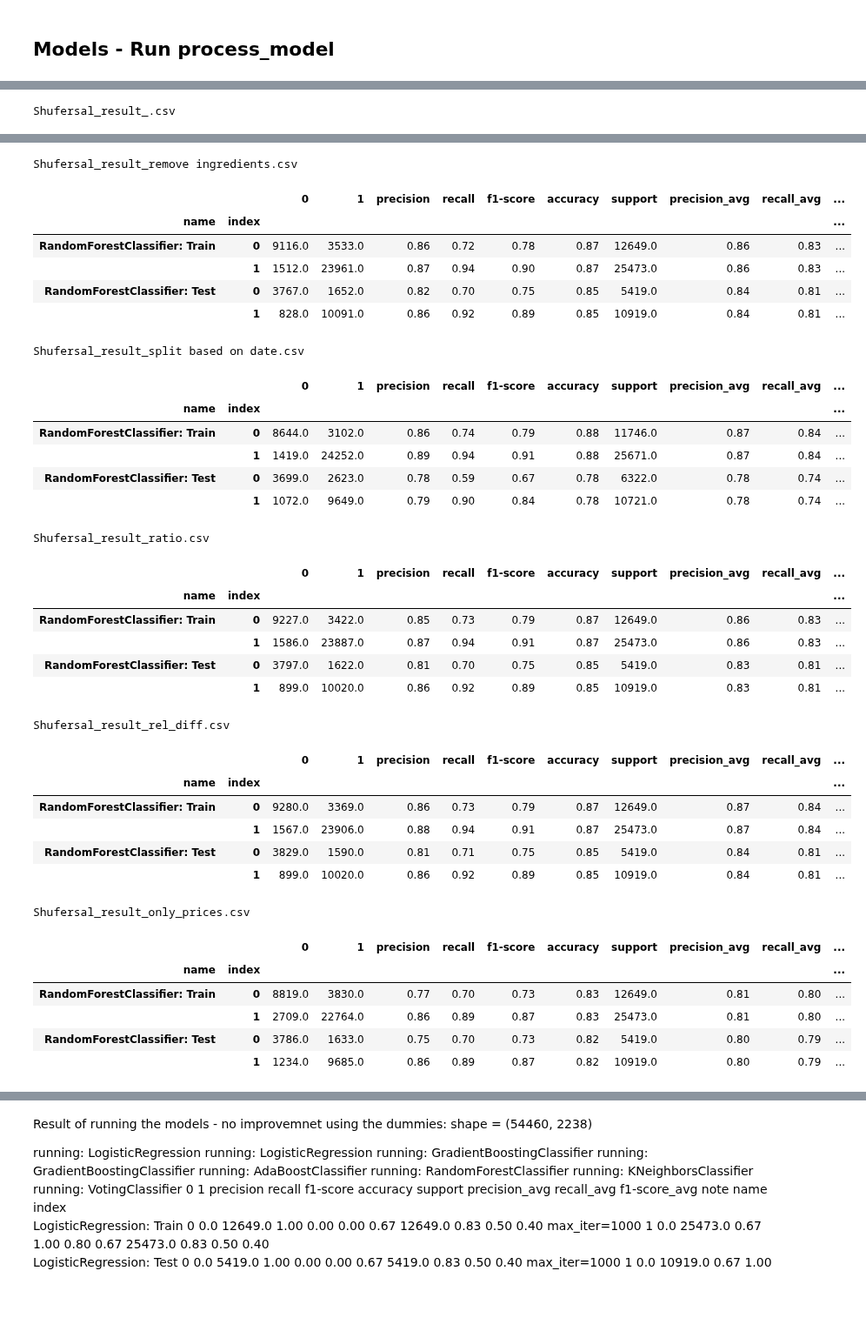
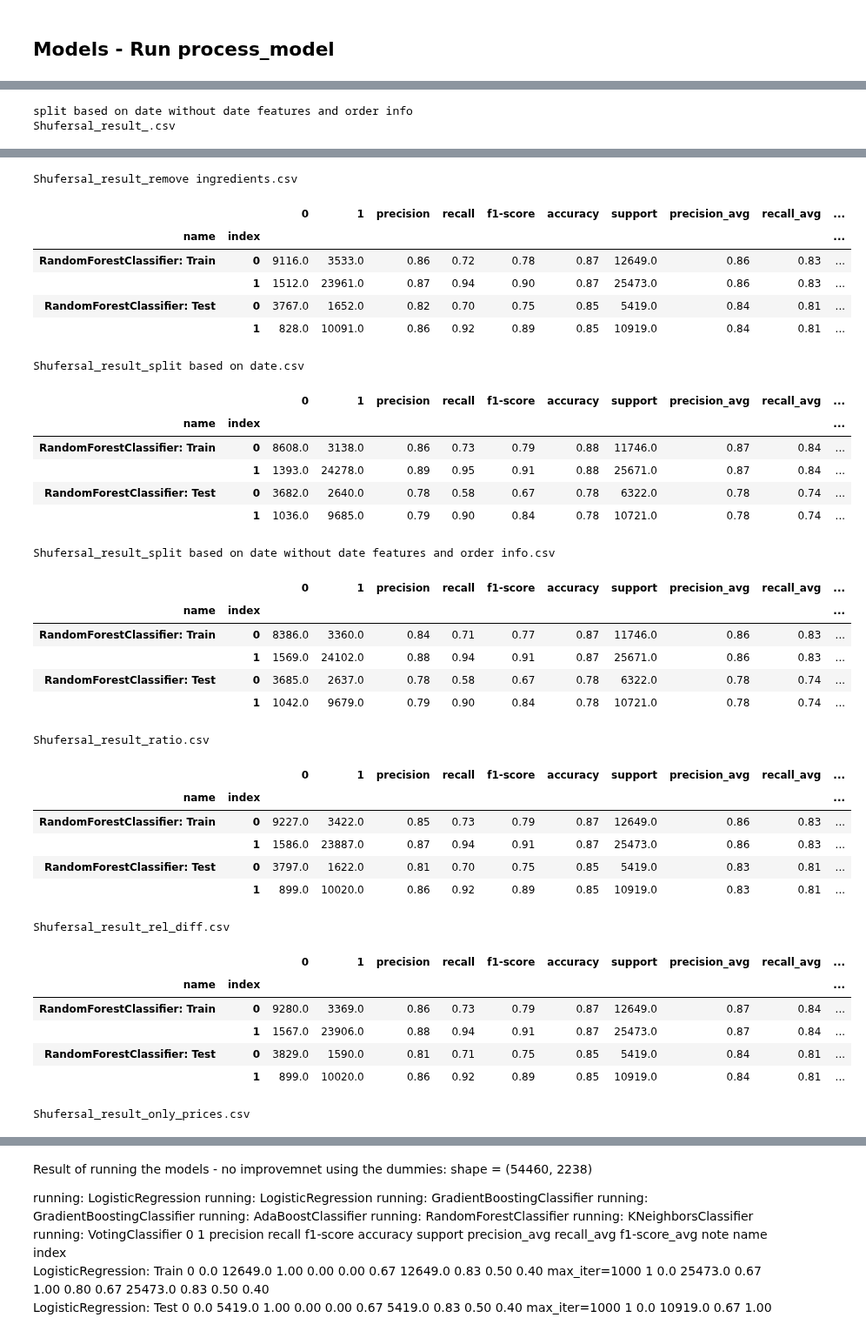
Before and after one commit to DanielKorenDataScience/ClassificationProject, a Jupyter notebook: Classification_Project_Shufersal.ipynb, the cells around one changed output, grey strips where cells are left out. Shown at 87% size. Drawn from its saved outputs; the diff is of its cells as text; code cells hidden in the pictures; blank space fills up the shorter version.

```diff
--- a/Classification_Project_Shufersal.ipynb
+++ b/Classification_Project_Shufersal.ipynb
@@ -450 +454,13 @@ if SPLIT_DATE:
 (37417, 85) (17043, 85) (37417,) (17043,)
+# %%
+#Variant - remove the date related columns - must be run after the SPLIT_DATE run because it prepares the X_train
+SPLIT_DATE2 = False
+if SPLIT_DATE2:
+  id = 'split based on date without date features and order info'
+
+  cols = ['QuarterNumber', 'MonthNumber', 'WeekNumber', 'DayNumberInWeek',
+          'PeriodHoliday_0', 'PeriodHoliday_1',
+          'Quantity', 'cntPrdAll', 'NetSaleAmountAll']
+  X_train = X_train.drop(cols, axis=1)
+  X_test = X_test.drop(cols, axis=1)
+  p(X_train.shape, X_test.shape, y_train.shape, y_test.shape)
@@ -648,11 +650,13 @@ p(id)
 read_results()
 read_results('remove ingredients')
 read_results('split based on date')
+read_results('split based on date without date features and order info')
 read_results('ratio')
 read_results('rel_diff')
 read_results('only_prices')
 p()
 # %% [output]
+split based on date without date features and order info
 Shufersal_result_.csv
 |  |  | 0 | 1 | precision | recall | f1-score | accuracy | support | precision_avg | recall_avg | ... |
 | name | index |  |  |  |  |  |  |  |  |  | ... |
@@ -663,35 +667,36 @@ Shufersal_result_.csv
 Shufersal_result_remove ingredients.csv
 |  |  | 0 | 1 | precision | recall | f1-score | accuracy | support | precision_avg | recall_avg | ... |
 | name | index |  |  |  |  |  |  |  |  |  | ... |
 | RandomForestClassifier: Train | 0 | 9116.0 | 3533.0 | 0.86 | 0.72 | 0.78 | 0.87 | 12649.0 | 0.86 | 0.83 | ... |
 |  | 1 | 1512.0 | 23961.0 | 0.87 | 0.94 | 0.90 | 0.87 | 25473.0 | 0.86 | 0.83 | ... |
 | RandomForestClassifier: Test | 0 | 3767.0 | 1652.0 | 0.82 | 0.70 | 0.75 | 0.85 | 5419.0 | 0.84 | 0.81 | ... |
 |  | 1 | 828.0 | 10091.0 | 0.86 | 0.92 | 0.89 | 0.85 | 10919.0 | 0.84 | 0.81 | ... |
 Shufersal_result_split based on date.csv
 |  |  | 0 | 1 | precision | recall | f1-score | accuracy | support | precision_avg | recall_avg | ... |
 | name | index |  |  |  |  |  |  |  |  |  | ... |
-| RandomForestClassifier: Train | 0 | 8644.0 | 3102.0 | 0.86 | 0.74 | 0.79 | 0.88 | 11746.0 | 0.87 | 0.84 | ... |
-|  | 1 | 1419.0 | 24252.0 | 0.89 | 0.94 | 0.91 | 0.88 | 25671.0 | 0.87 | 0.84 | ... |
-| RandomForestClassifier: Test | 0 | 3699.0 | 2623.0 | 0.78 | 0.59 | 0.67 | 0.78 | 6322.0 | 0.78 | 0.74 | ... |
-|  | 1 | 1072.0 | 9649.0 | 0.79 | 0.90 | 0.84 | 0.78 | 10721.0 | 0.78 | 0.74 | ... |
+| RandomForestClassifier: Train | 0 | 8608.0 | 3138.0 | 0.86 | 0.73 | 0.79 | 0.88 | 11746.0 | 0.87 | 0.84 | ... |
+|  | 1 | 1393.0 | 24278.0 | 0.89 | 0.95 | 0.91 | 0.88 | 25671.0 | 0.87 | 0.84 | ... |
+| RandomForestClassifier: Test | 0 | 3682.0 | 2640.0 | 0.78 | 0.58 | 0.67 | 0.78 | 6322.0 | 0.78 | 0.74 | ... |
+|  | 1 | 1036.0 | 9685.0 | 0.79 | 0.90 | 0.84 | 0.78 | 10721.0 | 0.78 | 0.74 | ... |
-Shufersal_result_ratio.csv
+Shufersal_result_split based on date without date features and order info.csv
 |  |  | 0 | 1 | precision | recall | f1-score | accuracy | support | precision_avg | recall_avg | ... |
 | name | index |  |  |  |  |  |  |  |  |  | ... |
-| RandomForestClassifier: Train | 0 | 9227.0 | 3422.0 | 0.85 | 0.73 | 0.79 | 0.87 | 12649.0 | 0.86 | 0.83 | ... |
-|  | 1 | 1586.0 | 23887.0 | 0.87 | 0.94 | 0.91 | 0.87 | 25473.0 | 0.86 | 0.83 | ... |
-| RandomForestClassifier: Test | 0 | 3797.0 | 1622.0 | 0.81 | 0.70 | 0.75 | 0.85 | 5419.0 | 0.83 | 0.81 | ... |
-|  | 1 | 899.0 | 10020.0 | 0.86 | 0.92 | 0.89 | 0.85 | 10919.0 | 0.83 | 0.81 | ... |
+| RandomForestClassifier: Train | 0 | 8386.0 | 3360.0 | 0.84 | 0.71 | 0.77 | 0.87 | 11746.0 | 0.86 | 0.83 | ... |
+|  | 1 | 1569.0 | 24102.0 | 0.88 | 0.94 | 0.91 | 0.87 | 25671.0 | 0.86 | 0.83 | ... |
+| RandomForestClassifier: Test | 0 | 3685.0 | 2637.0 | 0.78 | 0.58 | 0.67 | 0.78 | 6322.0 | 0.78 | 0.74 | ... |
+|  | 1 | 1042.0 | 9679.0 | 0.79 | 0.90 | 0.84 | 0.78 | 10721.0 | 0.78 | 0.74 | ... |
-Shufersal_result_rel_diff.csv
+Shufersal_result_ratio.csv
 |  |  | 0 | 1 | precision | recall | f1-score | accuracy | support | precision_avg | recall_avg | ... |
 | name | index |  |  |  |  |  |  |  |  |  | ... |
-| RandomForestClassifier: Train | 0 | 9280.0 | 3369.0 | 0.86 | 0.73 | 0.79 | 0.87 | 12649.0 | 0.87 | 0.84 | ... |
-|  | 1 | 1567.0 | 23906.0 | 0.88 | 0.94 | 0.91 | 0.87 | 25473.0 | 0.87 | 0.84 | ... |
-| RandomForestClassifier: Test | 0 | 3829.0 | 1590.0 | 0.81 | 0.71 | 0.75 | 0.85 | 5419.0 | 0.84 | 0.81 | ... |
-|  | 1 | 899.0 | 10020.0 | 0.86 | 0.92 | 0.89 | 0.85 | 10919.0 | 0.84 | 0.81 | ... |
+| RandomForestClassifier: Train | 0 | 9227.0 | 3422.0 | 0.85 | 0.73 | 0.79 | 0.87 | 12649.0 | 0.86 | 0.83 | ... |
+|  | 1 | 1586.0 | 23887.0 | 0.87 | 0.94 | 0.91 | 0.87 | 25473.0 | 0.86 | 0.83 | ... |
+| RandomForestClassifier: Test | 0 | 3797.0 | 1622.0 | 0.81 | 0.70 | 0.75 | 0.85 | 5419.0 | 0.83 | 0.81 | ... |
+|  | 1 | 899.0 | 10020.0 | 0.86 | 0.92 | 0.89 | 0.85 | 10919.0 | 0.83 | 0.81 | ... |
-Shufersal_result_only_prices.csv
+Shufersal_result_rel_diff.csv
 |  |  | 0 | 1 | precision | recall | f1-score | accuracy | support | precision_avg | recall_avg | ... |
 | name | index |  |  |  |  |  |  |  |  |  | ... |
-| RandomForestClassifier: Train | 0 | 8819.0 | 3830.0 | 0.77 | 0.70 | 0.73 | 0.83 | 12649.0 | 0.81 | 0.80 | ... |
-|  | 1 | 2709.0 | 22764.0 | 0.86 | 0.89 | 0.87 | 0.83 | 25473.0 | 0.81 | 0.80 | ... |
-| RandomForestClassifier: Test | 0 | 3786.0 | 1633.0 | 0.75 | 0.70 | 0.73 | 0.82 | 5419.0 | 0.80 | 0.79 | ... |
-|  | 1 | 1234.0 | 9685.0 | 0.86 | 0.89 | 0.87 | 0.82 | 10919.0 | 0.80 | 0.79 | ... |
+| RandomForestClassifier: Train | 0 | 9280.0 | 3369.0 | 0.86 | 0.73 | 0.79 | 0.87 | 12649.0 | 0.87 | 0.84 | ... |
+|  | 1 | 1567.0 | 23906.0 | 0.88 | 0.94 | 0.91 | 0.87 | 25473.0 | 0.87 | 0.84 | ... |
+| RandomForestClassifier: Test | 0 | 3829.0 | 1590.0 | 0.81 | 0.71 | 0.75 | 0.85 | 5419.0 | 0.84 | 0.81 | ... |
+|  | 1 | 899.0 | 10020.0 | 0.86 | 0.92 | 0.89 | 0.85 | 10919.0 | 0.84 | 0.81 | ... |
+Shufersal_result_only_prices.csv
```
Also changed, not shown: parts of 9 cells of this notebook.
